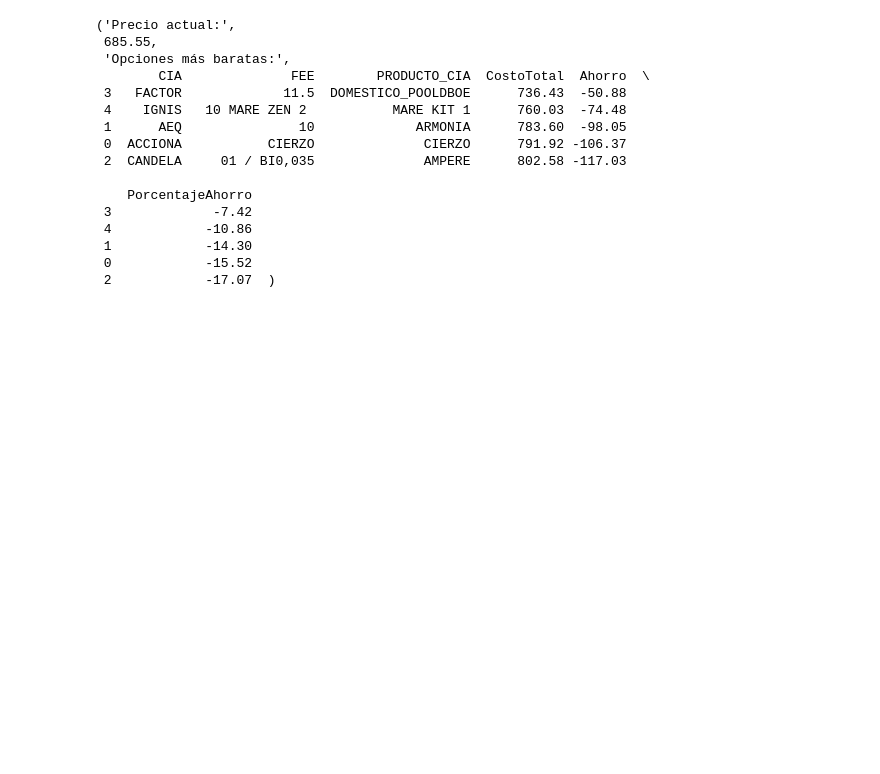
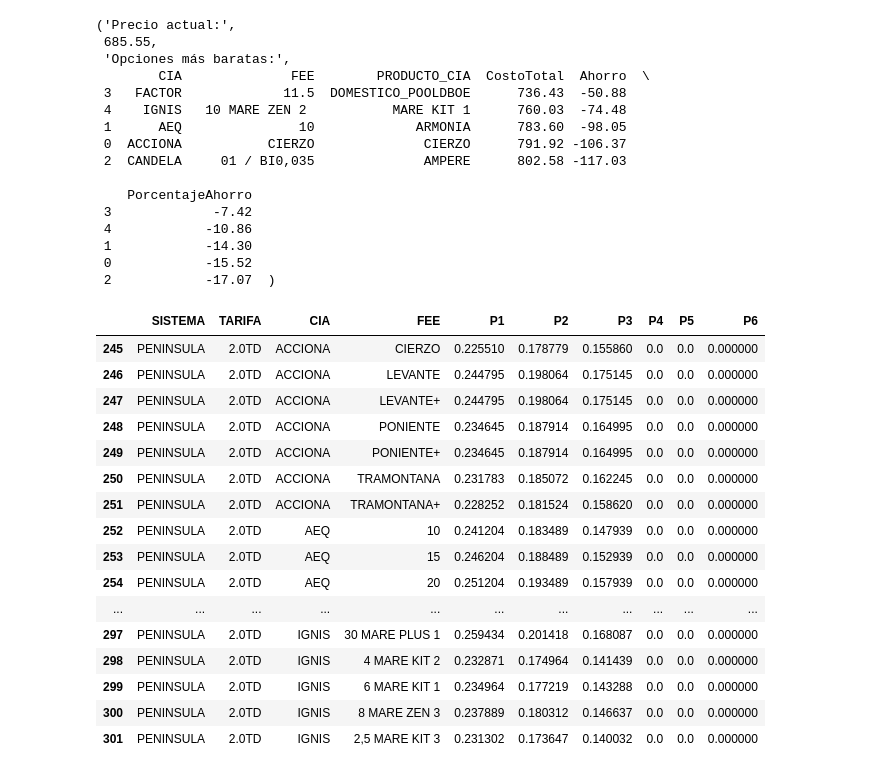
Before and after one commit to TheBridge-DesafioTripulaciones-Grupo2/DesafioTripulaciones_Sept23_Grupo2_Data, a Jupyter notebook: calculadora_anual_index_porcentaje.ipynb, the cells around one changed output. Drawn from its saved outputs; the diff is of its cells as text; code cells hidden in the pictures; blank space fills up the shorter version.

```diff
--- a/calculadora_anual_index_porcentaje.ipynb
+++ b/calculadora_anual_index_porcentaje.ipynb
@@ -357,3 +339,23 @@ encontrar_opcion_mas_barata_cia_anual(df_medindx12_penins_2,index_power_filtrado
  1            -14.30
  0            -15.52
  2            -17.07  )
+# %%
+df_medindx12_penins_2
+# %% [output]
+|  | SISTEMA | TARIFA | CIA | FEE | P1 | P2 | P3 | P4 | P5 | P6 |
+| 245 | PENINSULA | 2.0TD | ACCIONA | CIERZO | 0.225510 | 0.178779 | 0.155860 | 0.0 | 0.0 | 0.000000 |
+| 246 | PENINSULA | 2.0TD | ACCIONA | LEVANTE | 0.244795 | 0.198064 | 0.175145 | 0.0 | 0.0 | 0.000000 |
+| 247 | PENINSULA | 2.0TD | ACCIONA | LEVANTE+ | 0.244795 | 0.198064 | 0.175145 | 0.0 | 0.0 | 0.000000 |
+| 248 | PENINSULA | 2.0TD | ACCIONA | PONIENTE | 0.234645 | 0.187914 | 0.164995 | 0.0 | 0.0 | 0.000000 |
+| 249 | PENINSULA | 2.0TD | ACCIONA | PONIENTE+ | 0.234645 | 0.187914 | 0.164995 | 0.0 | 0.0 | 0.000000 |
+| 250 | PENINSULA | 2.0TD | ACCIONA | TRAMONTANA | 0.231783 | 0.185072 | 0.162245 | 0.0 | 0.0 | 0.000000 |
+| 251 | PENINSULA | 2.0TD | ACCIONA | TRAMONTANA+ | 0.228252 | 0.181524 | 0.158620 | 0.0 | 0.0 | 0.000000 |
+| 252 | PENINSULA | 2.0TD | AEQ | 10 | 0.241204 | 0.183489 | 0.147939 | 0.0 | 0.0 | 0.000000 |
+| 253 | PENINSULA | 2.0TD | AEQ | 15 | 0.246204 | 0.188489 | 0.152939 | 0.0 | 0.0 | 0.000000 |
+| 254 | PENINSULA | 2.0TD | AEQ | 20 | 0.251204 | 0.193489 | 0.157939 | 0.0 | 0.0 | 0.000000 |
+| ... | ... | ... | ... | ... | ... | ... | ... | ... | ... | ... |
+| 297 | PENINSULA | 2.0TD | IGNIS | 30 MARE PLUS 1 | 0.259434 | 0.201418 | 0.168087 | 0.0 | 0.0 | 0.000000 |
+| 298 | PENINSULA | 2.0TD | IGNIS | 4 MARE KIT 2 | 0.232871 | 0.174964 | 0.141439 | 0.0 | 0.0 | 0.000000 |
+| 299 | PENINSULA | 2.0TD | IGNIS | 6 MARE KIT 1 | 0.234964 | 0.177219 | 0.143288 | 0.0 | 0.0 | 0.000000 |
+| 300 | PENINSULA | 2.0TD | IGNIS | 8 MARE ZEN 3 | 0.237889 | 0.180312 | 0.146637 | 0.0 | 0.0 | 0.000000 |
+| 301 | PENINSULA | 2.0TD | IGNIS | 2,5 MARE KIT 3 | 0.231302 | 0.173647 | 0.140032 | 0.0 | 0.0 | 0.000000 |
```
Also changed, not shown: parts of 5 cells of this notebook, 4 other files.
